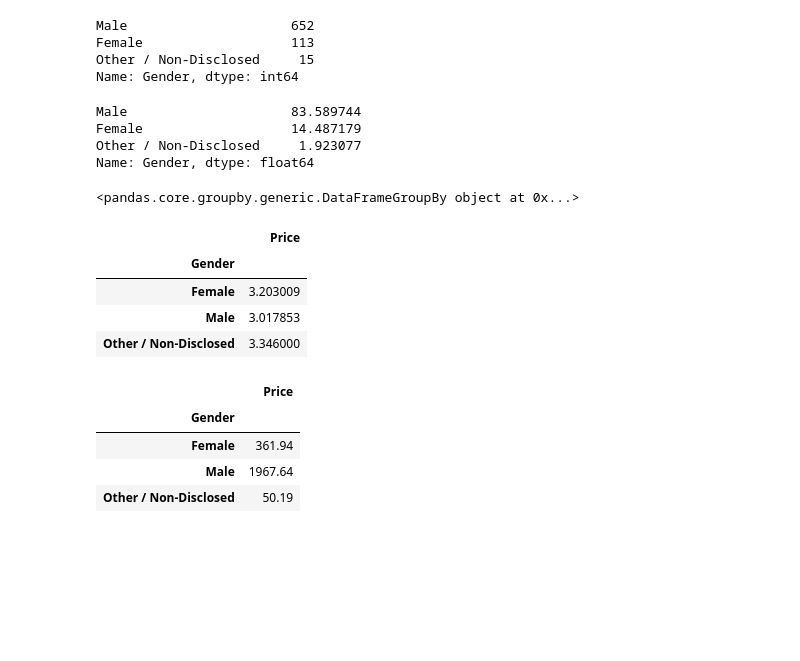
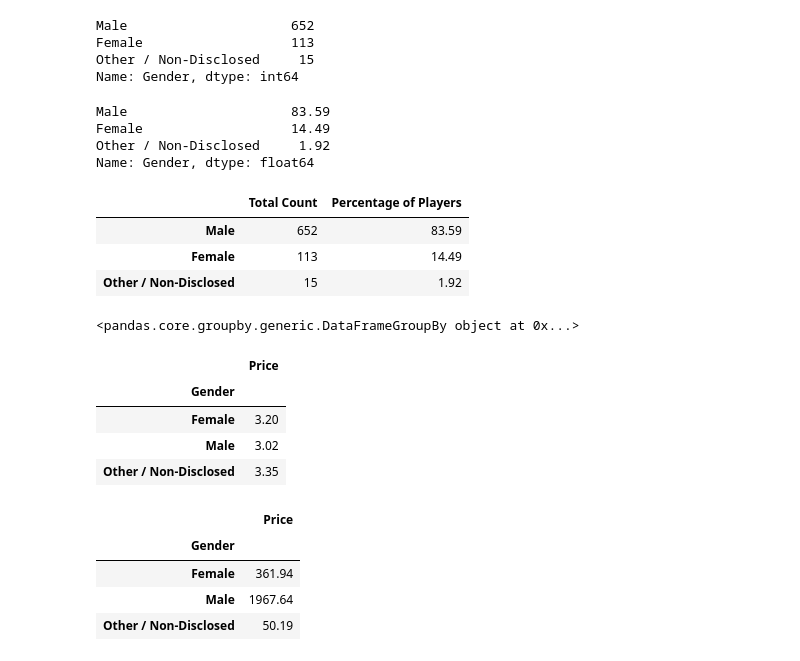
Before and after one commit to tonitiri/Pandas-Challenge, a Jupyter notebook: Heroes_Of_Pymoli.ipynb, the cells around one changed output. Saved outputs shown, nothing was run; the diff lists cells and outputs as text; code cells hidden in the pictures; blank space fills up the shorter version.

```diff
--- a/Heroes_Of_Pymoli.ipynb
+++ b/Heroes_Of_Pymoli.ipynb
@@ -83,12 +83,25 @@ Name: Gender, dtype: int64
 # %%
 # Percentage by gender
 Percentage_by_gender = data_file_pd["Gender"].value_counts(max)*100
-Percentage_by_gender
+Percentage_by_gender.round(2)
 # %% [output]
-Male                     83.589744
-Female                   14.487179
-Other / Non-Disclosed     1.923077
+Male                     83.59
+Female                   14.49
+Other / Non-Disclosed     1.92
 Name: Gender, dtype: float64
+# %%
+# Display Table
+Display_Table = pd.DataFrame(
+    {"Total Count": count_by_gender,
+     "Percentage of Players": Percentage_by_gender.round(2),
+     })
+
+Display_Table
+# %% [output]
+|  | Total Count | Percentage of Players |
+| Male | 652 | 83.59 |
+| Female | 113 | 14.49 |
+| Other / Non-Disclosed | 15 | 1.92 |
 # %%
 # Using GroupBy in order to separate the data into fields according to "Gender" values
 grouped_gender_df = data_file_pd.groupby(['Gender'])
@@ -102,14 +115,14 @@ print(grouped_gender_df)
 <pandas.core.groupby.generic.DataFrameGroupBy object at 0x...>
 # %%
 #Average Purchase Price per Gender
-Average_purchase_price = grouped_gender_df[["Price"]].mean()
+Average_purchase_price = grouped_gender_df[["Price"]].mean().round(2)
 Average_purchase_price
 # %% [output]
 |  | Price |
 | Gender |  |
-| Female | 3.203009 |
-| Male | 3.017853 |
-| Other / Non-Disclosed | 3.346000 |
+| Female | 3.20 |
+| Male | 3.02 |
+| Other / Non-Disclosed | 3.35 |
 # %%
 #Total Purchase Value per Gender
 Total_purchase_value = grouped_gender_df[["Price"]].sum()
```
Also changed, not shown: parts of 16 cells of this notebook.
